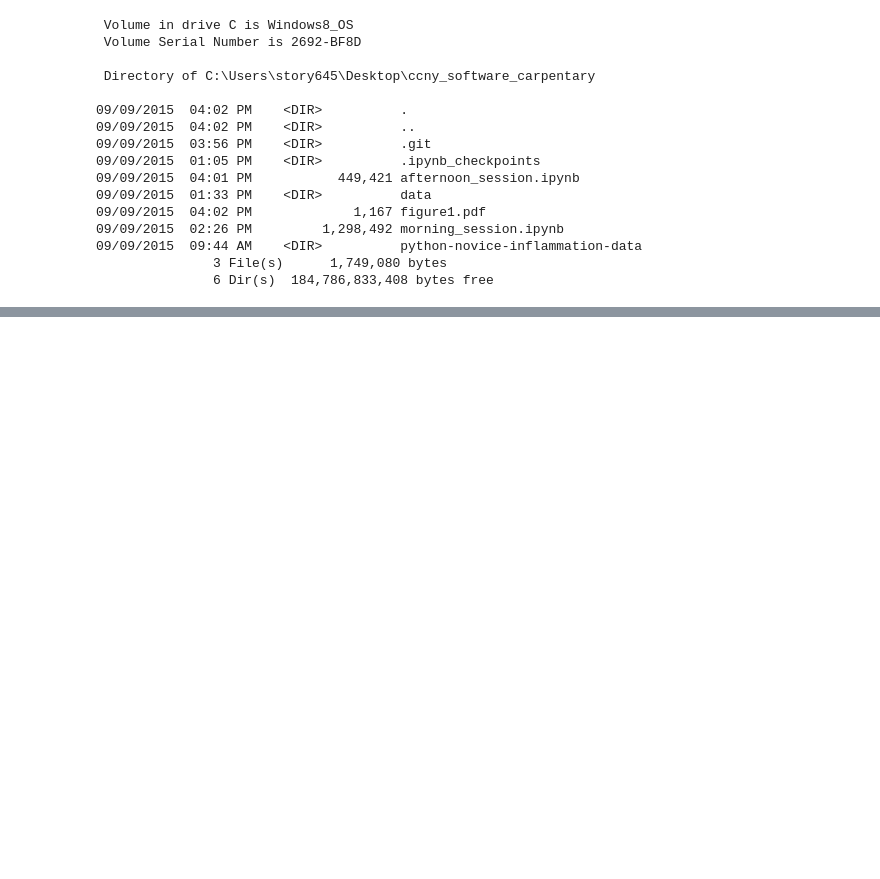
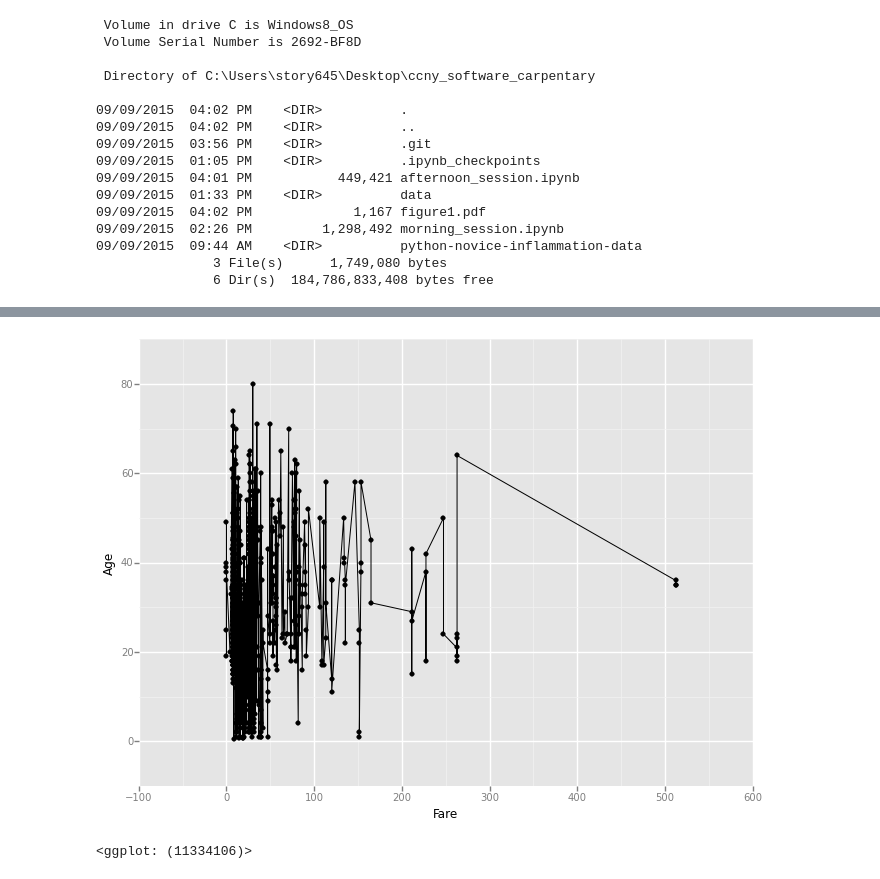
Before and after one commit to story645/ccny_software_carpentary, a Jupyter notebook: afternoon_session.ipynb, the cells around one changed output, grey strips where cells are left out. Cells and saved outputs as stored; diff of their text form; code cells hidden in the pictures; blank space fills up the shorter version.

```diff
--- a/afternoon_session.ipynb
+++ b/afternoon_session.ipynb
@@ -1073,0 +1096,6 @@ ls
+# %%
+#add on lines
+plot1 + geom_point() + geom_line()
+# %% [output]
+[figure, added]
+<ggplot: (11334106)>
```
Also changed, not shown: parts of 6 cells of this notebook.
